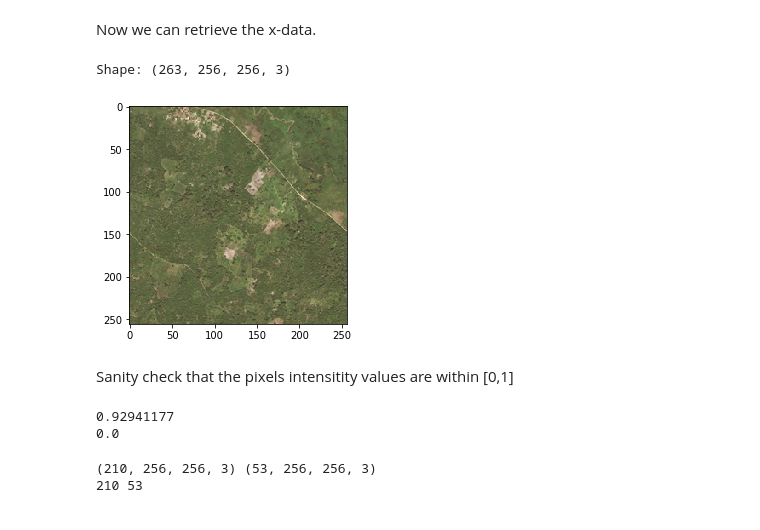
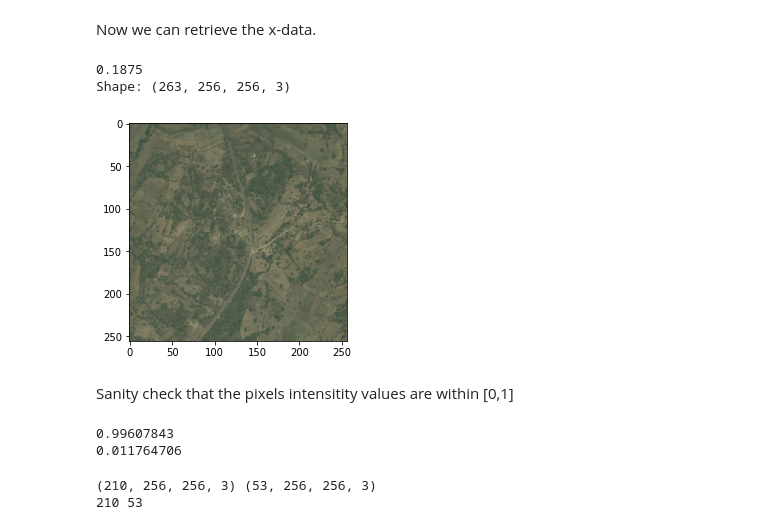
Before and after one commit to RasmusKlinkJoerg/geospatialMalariaPrediction, a Jupyter notebook: malaria_prediction.ipynb, the cells around one changed output. Cells and saved outputs as stored; diff of their text form; code cells hidden in the pictures.

```diff
--- a/malaria_prediction.ipynb
+++ b/malaria_prediction.ipynb
@@ -48,11 +38,12 @@ Now we can retrieve the x-data.
 # %%
-x_data = []
+x_data_map = {}
+img_names = []
 
 dir_path = "/content/drive/MyDrive/malaria_project/dataset_satellite" #/content/x_data/x/8.png
 for i,image in enumerate(os.listdir(dir_path)):
   if image == ".DS_Store" or image ==".ipynb_checkpoints":
     continue
-  # print(image)
+  img_names.append(image)
   img = Image.open(dir_path+"/"+image)
   img.show()
 
@@ -63,18 +54,8 @@ for i,image in enumerate(os.listdir(dir_path)):
   #downscale image to lower resolution #TODO maybe make data generator instead
   img = img.resize((256,256),Image.ANTIALIAS)
 
-
   img2np = np.array(img)
   img2np = img2np[:,:,:3] #removing the alpha dimension
   img2np = img2np.astype('float32')
   img2np /= 255
-  #x_data = np.array(img2np)
-  x_data.append(img2np)
-  #print(img2np.shape)
-  #x_data[0] = img2np
-x_data = np.array(x_data)
-
-
-print("Shape:",np.array(x_data).shape)
+  x_data_map[image] = img2np
-# %% [output]
-Shape: (263, 256, 256, 3)
@@ -108,29 +62,29 @@ Shape: (263, 256, 256, 3)
-# %%
-# cutoff = 100
-# x_data = x_data[:cutoff]
-# y_labels = y_labels[:cutoff]
-# print("Shape:",np.array(x_data).shape)
-# print(len(y_labels))
-
-# # print(x_data)
-# print(y_labels)
-
-plt.imshow(x_data[0], interpolation='nearest')
-plt.show()
-
-# plt.imshow(x_data_big[0], interpolation='nearest')
-# plt.show()
-# %% [output]
-[figure, removed]
+# %%
+# Match the correct data point in X with the correct label in y by sorting by the image names.
+
+sorted_keys = natsorted(x_data_map.keys())
+
+x_data = []
+for key in sorted_keys:
+  x_data.append(x_data_map[key])
+
+x_data = np.array(x_data)
+print(y_labels[0])
+plt.imshow(x_data[0])
+
+print("Shape:",np.array(x_data).shape)
+# %% [output]
+0.1875
+Shape: (263, 256, 256, 3)
+[figure, added]
 # %% [markdown]
 Sanity check that the pixels intensitity values are within [0,1]
 # %%
 print(img2np.max())
-
 print(img2np.min())
 # %% [output]
-0.92941177
-0.0
+0.99607843
+0.011764706
 # %%
 dataset_size = x_data.shape[0]
 x_train = x_data[:int(dataset_size*0.8)]
```
Also changed, not shown: parts of 25 cells of this notebook, 1 other file.
